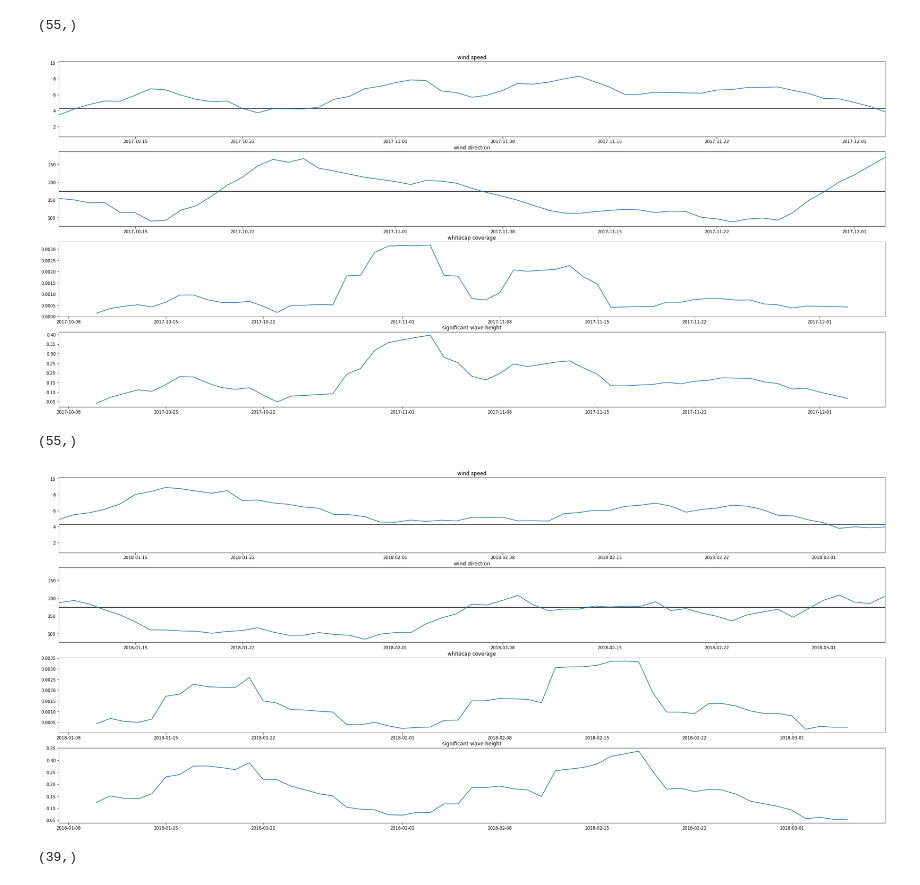
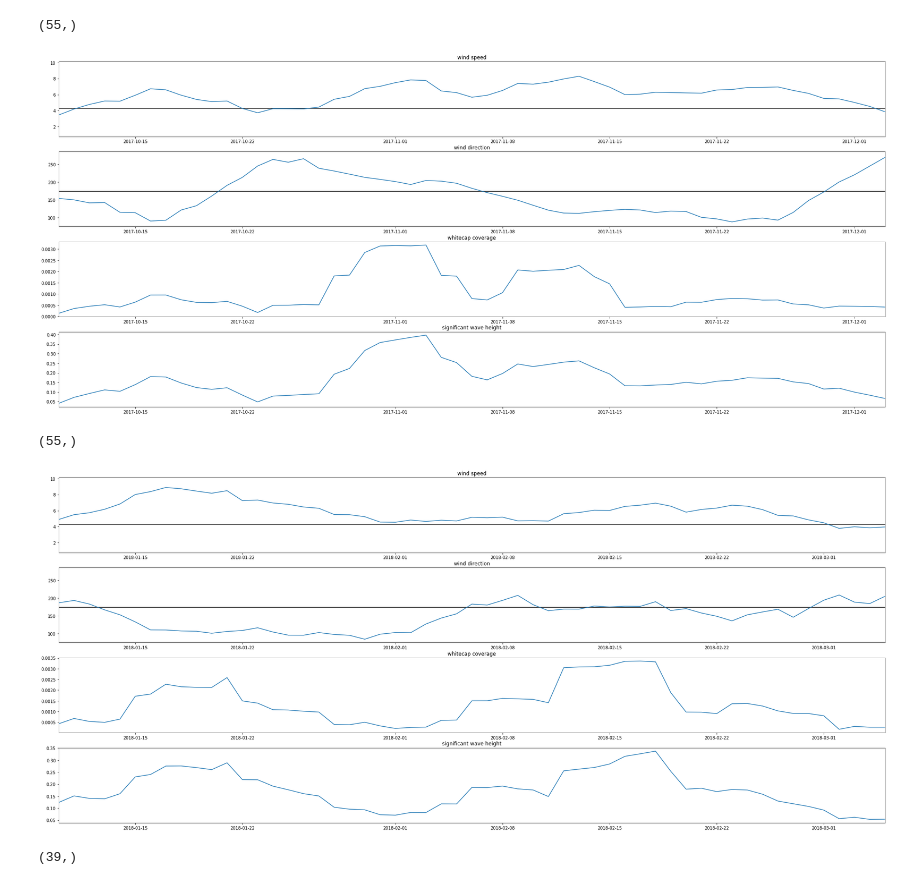
Before and after one commit to SalishSeaCast/analysis-vicky, a Jupyter notebook: notebooks/turn-stats-with-wind-direction.ipynb, the cells around one changed output. Saved outputs shown, nothing was run; the diff lists cells and outputs as text; code cells hidden in the pictures.

```diff
--- a/notebooks/turn-stats-with-wind-direction.ipynb
+++ b/notebooks/turn-stats-with-wind-direction.ipynb
@@ -295,6 +295,6 @@ ax[2].set_title('whitecap coverage')
 ax[3].plot(dates2, swh_avg)
 ax[3].set_title('significant wave height')
 
-for a in ax[:2]:
+for a in ax:
     a.set_xlim(dates2[0], dates2[-1]);
 # %% [output]
@@ -330,6 +330,6 @@ ax[2].set_title('whitecap coverage')
 ax[3].plot(dates2, swh_avg)
 ax[3].set_title('significant wave height')
 
-for a in ax[:2]:
+for a in ax:
     a.set_xlim(dates2[0], dates2[-1]);
 # %% [output]
@@ -365,6 +365,6 @@ ax[2].set_title('whitecap coverage')
 ax[3].plot(dates2, swh_avg)
 ax[3].set_title('significant wave height')
 
-for a in ax[:2]:
+for a in ax:
     a.set_xlim(dates2[0], dates2[-1]);
 # %% [output]
@@ -400,10 +400,10 @@ ax[2].set_title('whitecap coverage')
 ax[3].plot(dates2, swh_avg)
 ax[3].set_title('significant wave height')
 
-for a in ax[:2]:
+for a in ax:
     a.set_xlim(dates2[0], dates2[-1]);
 # %% [output]
-[figure, old version]
+[figure, new version]
 # %%
 wcc_avg = np.array([])
 swh_avg = np.array([])
@@ -419,26 +419,26 @@ wcc_avg.shape
 # %%
 fig, ax = plt.subplots(4,1, figsize = (35,15))
 
 dates2 = [datetime.date(2018,1,10) + datetime.timedelta(days = i) for i in range(55)]
 
 ax[0].plot(dates,wnd_spd_avg)
 ax[0].hlines(wind_speed2.mean(), dates2[0], dates2[-1])
 ax[0].set_title('wind speed')
 
 ax[1].plot(dates,wnd_dir_avg)
 ax[1].hlines(wind_dir2.mean(), dates2[0], dates2[-1])
 ax[1].set_title('wind direction')
 
 ax[2].plot(dates2, wcc_avg)
 ax[2].set_title('whitecap coverage')
 
 ax[3].plot(dates2, swh_avg)
 ax[3].set_title('significant wave height')
 
-for a in ax[:2]:
+for a in ax:
     a.set_xlim(dates2[0], dates2[-1]);
 # %% [output]
-[figure, old version]
+[figure, new version]
 # %%
 wcc_avg = np.array([])
 swh_avg = np.array([])
```
Also changed, not shown: parts of 4 cells of this notebook.
